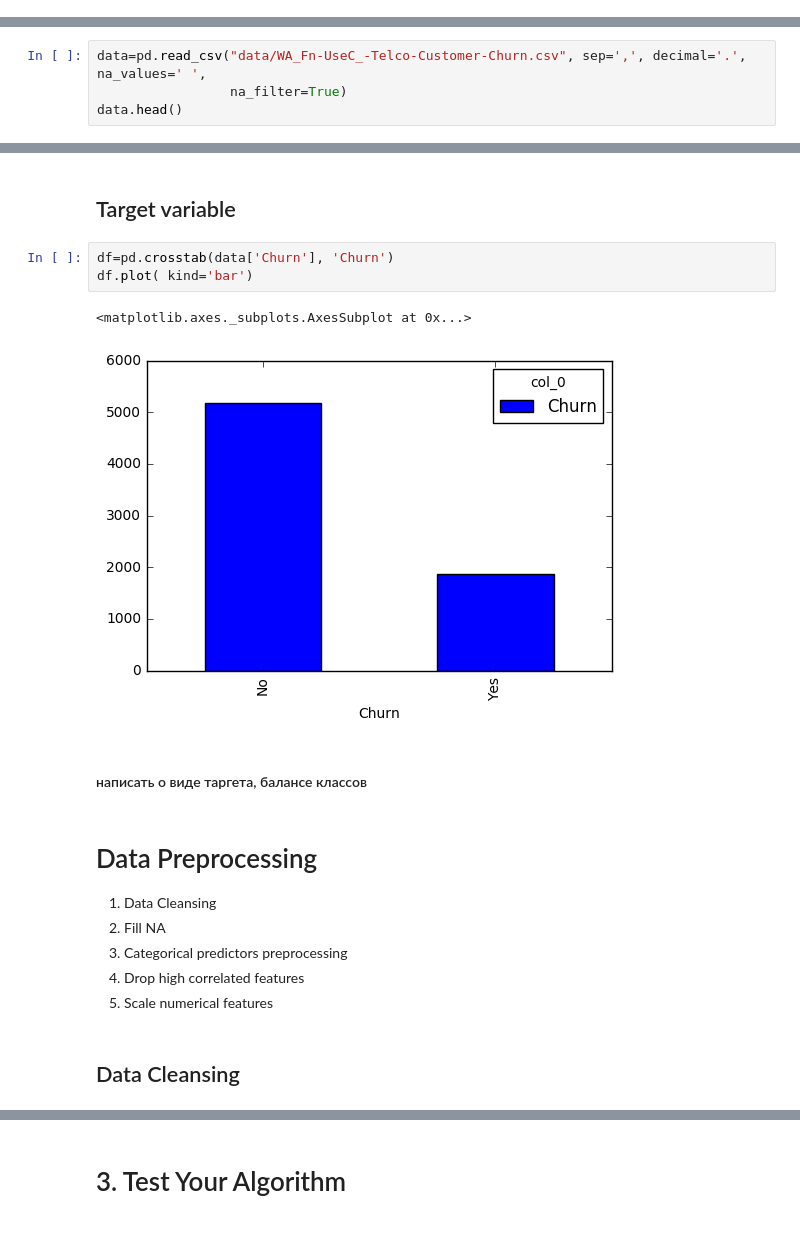
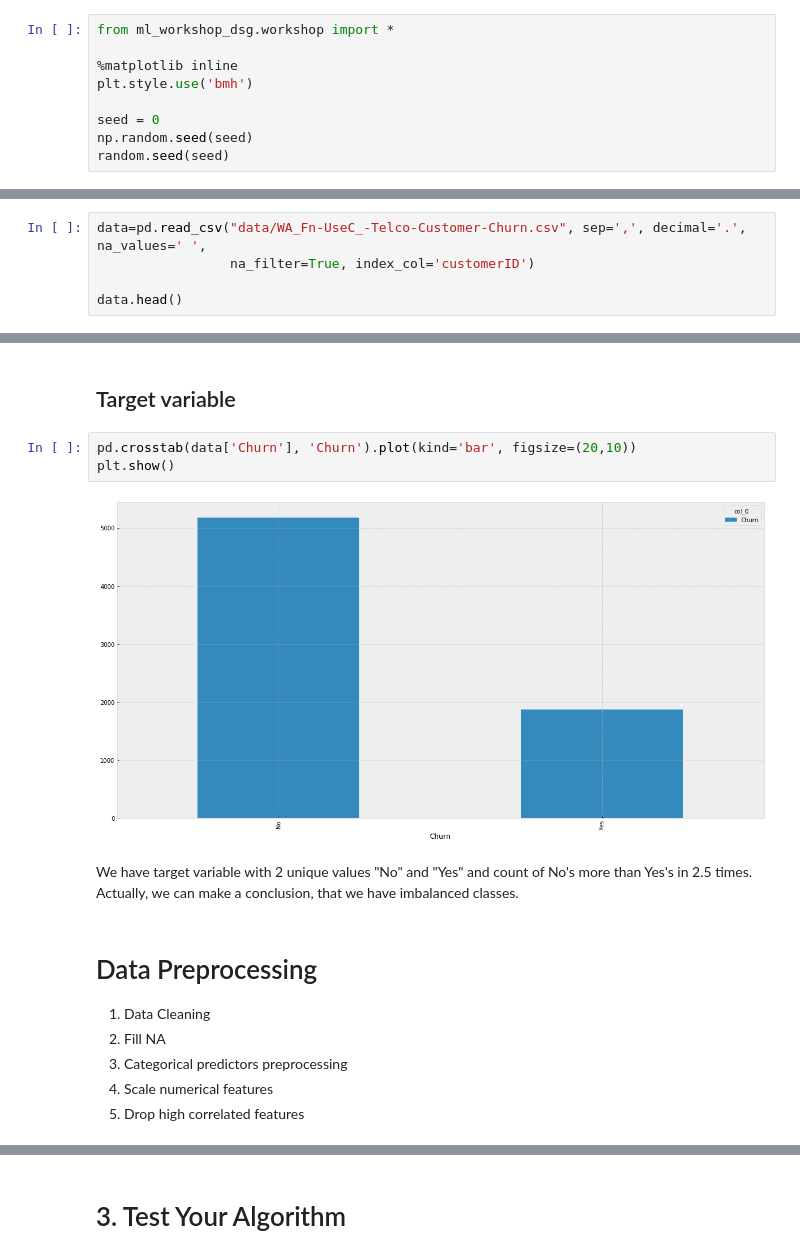
Before and after one commit to zikrach/ML_workshop, a Jupyter notebook: ML_Game_Scenario.ipynb, the cells around one changed output, grey strips where cells are left out. Drawn from its saved outputs; the diff is of its cells as text.

```diff
--- a/ML_Game_Scenario.ipynb
+++ b/ML_Game_Scenario.ipynb
@@ -200,3 +160,12 @@ pd.set_option('display.max_columns', 500)
+# %%
+from ml_workshop_dsg.workshop import *
+
+%matplotlib inline
+plt.style.use('bmh')
+
+seed = 0
+np.random.seed(seed)
+random.seed(seed)
 # %% [markdown]
 # 2. Load and Preprocess Data
 # %% [markdown]
@@ -207,6 +176,7 @@ pd.set_option('display.max_columns', 500)
 4. Demographic info about customers – gender, age range, and if they have partners and dependents
 # %%
 data=pd.read_csv("data/WA_Fn-UseC_-Telco-Customer-Churn.csv", sep=',', decimal='.', na_values=' ',
-                 na_filter=True)
+                 na_filter=True, index_col='customerID')
+
 data.head()
 # %% [output]
@@ -241,20 +217,17 @@ memory usage: 1.1+ MB
 # %% [markdown]
 ## Target variable
 # %%
-df=pd.crosstab(data['Churn'], 'Churn')
-df.plot( kind='bar')
+pd.crosstab(data['Churn'], 'Churn').plot(kind='bar', figsize=(20,10))
+plt.show()
 # %% [output]
-<matplotlib.axes._subplots.AxesSubplot at 0x...>
-[figure, old version]
+[figure, new version]
-# %% [markdown]
-#### написать о виде таргета, балансе классов
+# %% [markdown]
+We have target variable with 2 unique values "No" and "Yes" and count of No's more than Yes's  in 2.5 times. Actually, we can make a conclusion, that we have imbalanced classes.
 # %% [markdown]
 # Data Preprocessing
 
-1. Data Cleansing
+1. Data Cleaning
 2. Fill NA
 3. Categorical predictors preprocessing
-4. Drop high correlated features
-5. Scale numerical features
+4. Scale numerical features
+5. Drop high correlated features
-# %% [markdown]
-## Data Cleansing
```
Also changed, not shown: parts of 41 cells of this notebook, 4 other files.
